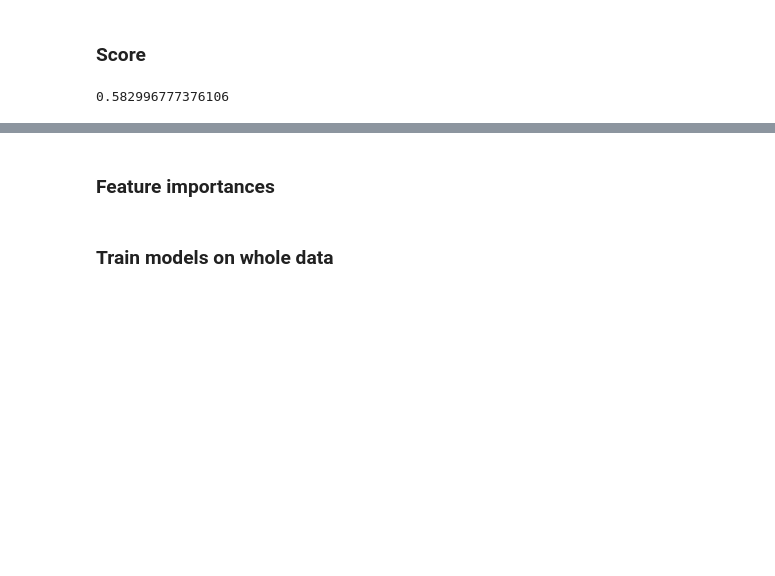
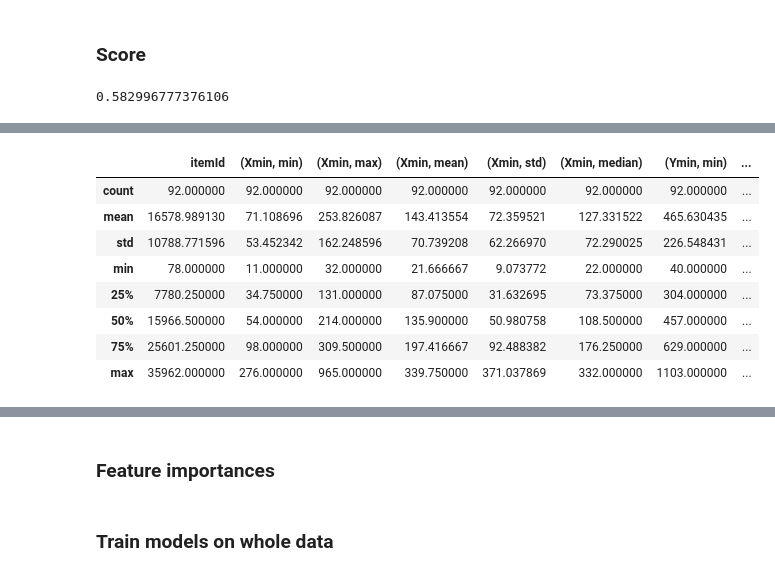
Before and after one commit to Dmitry513/BootCamp_Moderator, a Jupyter notebook: Min_max.ipynb, the cells around one changed output, grey strips where cells are left out. Cells and saved outputs as stored; diff of their text form; code cells hidden in the pictures; blank space fills up the shorter version.

```diff
--- a/Min_max.ipynb
+++ b/Min_max.ipynb
@@ -18,6 +18,8 @@ import warnings
 warnings.filterwarnings('ignore')
 
 %matplotlib inline
+# %%
+pd.set_option('max_columns', 100)
 # %%
 def area(box):
     return (box[2] - box[0]) * (box[3] - box[1])
@@ -200,0 +229,12 @@ X_rez['iou'].mean()
+# %%
+X_rez[X_rez['Sum_err'] > 400].describe()
+# %% [output]
+|  | itemId | (Xmin, min) | (Xmin, max) | (Xmin, mean) | (Xmin, std) | (Xmin, median) | (Ymin, min) | ... |
+| count | 92.000000 | 92.000000 | 92.000000 | 92.000000 | 92.000000 | 92.000000 | 92.000000 | ... |
+| mean | 16578.989130 | 71.108696 | 253.826087 | 143.413554 | 72.359521 | 127.331522 | 465.630435 | ... |
+| std | 10788.771596 | 53.452342 | 162.248596 | 70.739208 | 62.266970 | 72.290025 | 226.548431 | ... |
+| min | 78.000000 | 11.000000 | 32.000000 | 21.666667 | 9.073772 | 22.000000 | 40.000000 | ... |
+| 25% | 7780.250000 | 34.750000 | 131.000000 | 87.075000 | 31.632695 | 73.375000 | 304.000000 | ... |
+| 50% | 15966.500000 | 54.000000 | 214.000000 | 135.900000 | 50.980758 | 108.500000 | 457.000000 | ... |
+| 75% | 25601.250000 | 98.000000 | 309.500000 | 197.416667 | 92.488382 | 176.250000 | 629.000000 | ... |
+| max | 35962.000000 | 276.000000 | 965.000000 | 339.750000 | 371.037869 | 332.000000 | 1103.000000 | ... |
```
Also changed, not shown: parts of 5 cells of this notebook.
